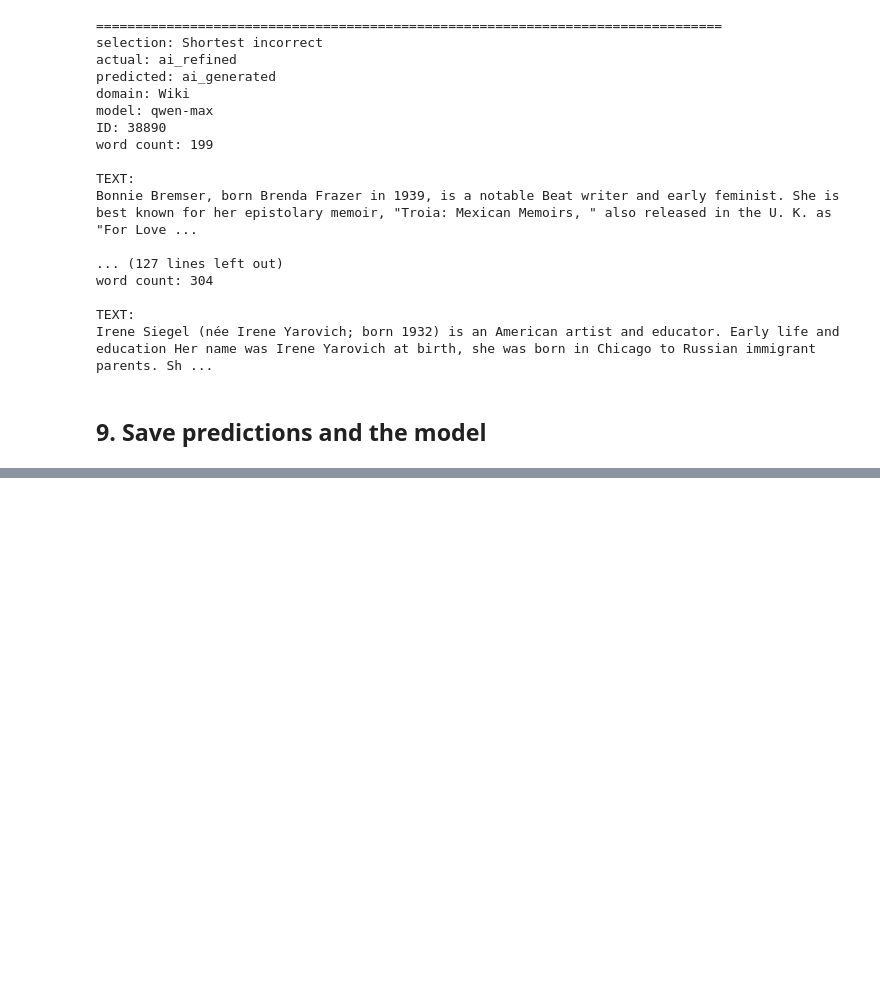
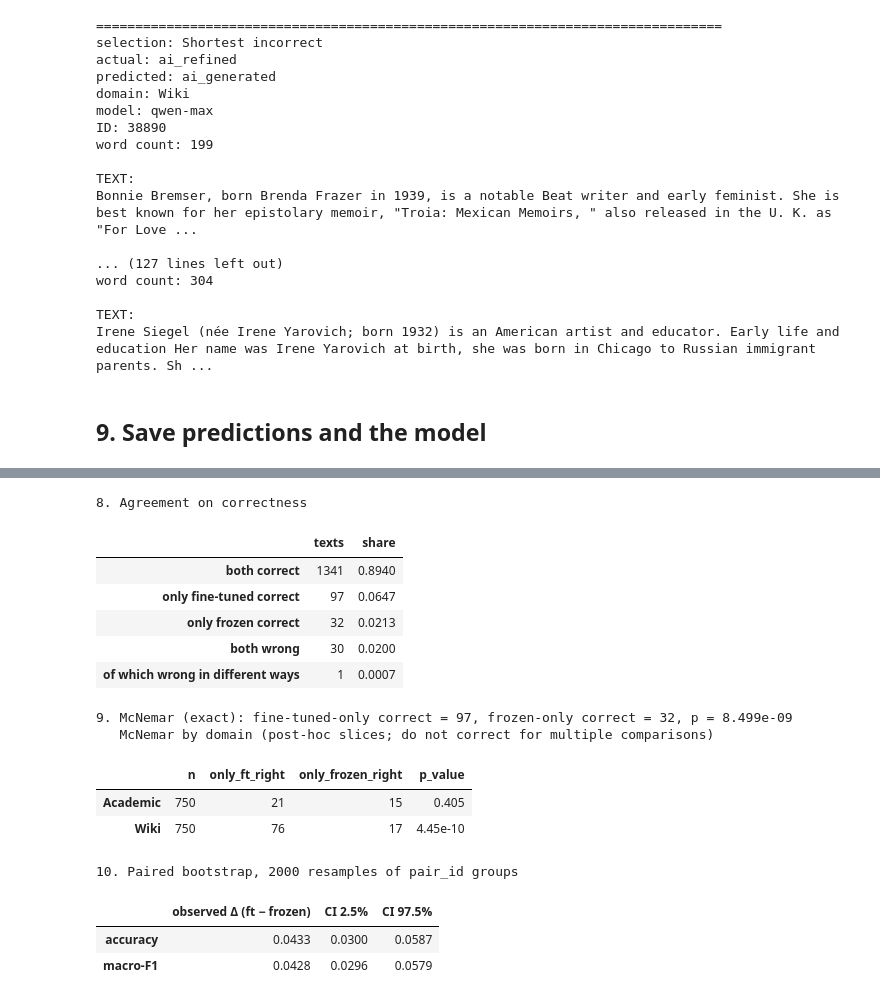
Before and after one commit to yushkong/LING-342, a Jupyter notebook: milestone5/roberta_finetune_512.ipynb, the cells around one changed output, grey strips where cells are left out. Cells and saved outputs as stored; diff of their text form; code cells hidden in the pictures; blank space fills up the shorter version.

```diff
--- a/milestone5/roberta_finetune_512.ipynb
+++ b/milestone5/roberta_finetune_512.ipynb
@@ -566,0 +704,80 @@ Skipping TF-IDF + LR: test_predictions_tfidf_lr.csv not found
+# %%
+# ---- 8. who is right when? ----
+both = cmp['ft_correct'] & cmp['frozen_correct']
+only_ft = cmp['ft_correct'] & ~cmp['frozen_correct']
+only_fz = ~cmp['ft_correct'] & cmp['frozen_correct']
+neither = ~cmp['ft_correct'] & ~cmp['frozen_correct']
+neither_diff = neither & (cmp['pred_ft'] != cmp['pred_frozen'])
+
+agreement = pd.DataFrame({
+    'texts': [both.sum(), only_ft.sum(), only_fz.sum(), neither.sum(), neither_diff.sum()],
+}, index=['both correct', 'only fine-tuned correct', 'only frozen correct',
+          'both wrong', '  of which wrong in different ways'])
+agreement['share'] = (agreement['texts'] / len(cmp)).round(4)
+print('8. Agreement on correctness')
+display(agreement)
+
+# ---- 9. exact McNemar test on the discordant texts ----
+b, c = int(only_ft.sum()), int(only_fz.sum())
+p_mc = binomtest(b, b + c, 0.5).pvalue if b + c > 0 else 1.0
+print(f'9. McNemar (exact): fine-tuned-only correct = {b}, frozen-only correct = {c}, p = {p_mc:.4g}')
+
+if 'domain' in cmp.columns:
+    def mcnemar_row(sub):
+        b_ = int((sub['ft_correct'] & ~sub['frozen_correct']).sum())
+        c_ = int((~sub['ft_correct'] & sub['frozen_correct']).sum())
+        p_ = binomtest(b_, b_ + c_, 0.5).pvalue if b_ + c_ > 0 else 1.0
+        return pd.Series({'n': len(sub), 'only_ft_right': b_, 'only_frozen_right': c_, 'p_value': p_})
+    print('   McNemar by domain (post-hoc slices; do not correct for multiple comparisons)')
+    mc = pd.DataFrame({d: mcnemar_row(g) for d, g in cmp.groupby('domain')}).T
+    mc[['n', 'only_ft_right', 'only_frozen_right']] = mc[['n', 'only_ft_right', 'only_frozen_right']].astype(int)
+    mc['p_value'] = mc['p_value'].map(lambda v: f'{v:.3g}')
+    display(mc)
+
+# ---- 10. paired bootstrap, resampling whole pair_id groups ----
+rng = np.random.default_rng(SEED)
+p_ft, p_fz = cmp['pred_ft'].to_numpy(), cmp['pred_frozen'].to_numpy()
+if 'pair_id' in cmp.columns:
+    groups = list(cmp.groupby('pair_id').indices.values())
+else:
+    groups = [np.array([i]) for i in range(len(cmp))]
+
+N_BOOT = 2000
+acc_d, f1_d = np.empty(N_BOOT), np.empty(N_BOOT)
+for i in range(N_BOOT):
+    pick = rng.integers(0, len(groups), len(groups))
+    idx = np.concatenate([groups[j] for j in pick])
+    acc_d[i] = (p_ft[idx] == y[idx]).mean() - (p_fz[idx] == y[idx]).mean()
+    f1_d[i] = (f1_score(y[idx], p_ft[idx], labels=LABELS, average='macro')
+               - f1_score(y[idx], p_fz[idx], labels=LABELS, average='macro'))
+
+obs = {'accuracy': (p_ft == y).mean() - (p_fz == y).mean(),
+       'macro-F1': (f1_score(y, p_ft, labels=LABELS, average='macro')
+                    - f1_score(y, p_fz, labels=LABELS, average='macro'))}
+boot_tbl = pd.DataFrame({
+    'observed Δ (ft − frozen)': [obs['accuracy'], obs['macro-F1']],
+    'CI 2.5%': [np.percentile(acc_d, 2.5), np.percentile(f1_d, 2.5)],
+    'CI 97.5%': [np.percentile(acc_d, 97.5), np.percentile(f1_d, 97.5)],
+}, index=['accuracy', 'macro-F1']).round(4)
+print(f'10. Paired bootstrap, {N_BOOT} resamples of {"pair_id groups" if "pair_id" in cmp.columns else "texts"}')
+display(boot_tbl)
+print('An interval that excludes 0 means the difference is unlikely to be test-set sampling noise. '
+      'It does NOT cover training randomness: this is one fine-tuning run and one LR fit, so repeat '
+      'with other seeds before claiming a robust gap.')
+# %% [output]
+8. Agreement on correctness
+|  | texts | share |
+| both correct | 1341 | 0.8940 |
+| only fine-tuned correct | 97 | 0.0647 |
+| only frozen correct | 32 | 0.0213 |
+| both wrong | 30 | 0.0200 |
+| of which wrong in different ways | 1 | 0.0007 |
+9. McNemar (exact): fine-tuned-only correct = 97, frozen-only correct = 32, p = 8.499e-09
+   McNemar by domain (post-hoc slices; do not correct for multiple comparisons)
+|  | n | only_ft_right | only_frozen_right | p_value |
+| Academic | 750 | 21 | 15 | 0.405 |
+| Wiki | 750 | 76 | 17 | 4.45e-10 |
+10. Paired bootstrap, 2000 resamples of pair_id groups
+|  | observed Δ (ft − frozen) | CI 2.5% | CI 97.5% |
+| accuracy | 0.0433 | 0.0300 | 0.0587 |
+| macro-F1 | 0.0428 | 0.0296 | 0.0579 |
```
Also changed, not shown: parts of 8 cells of this notebook, 3 other files.
